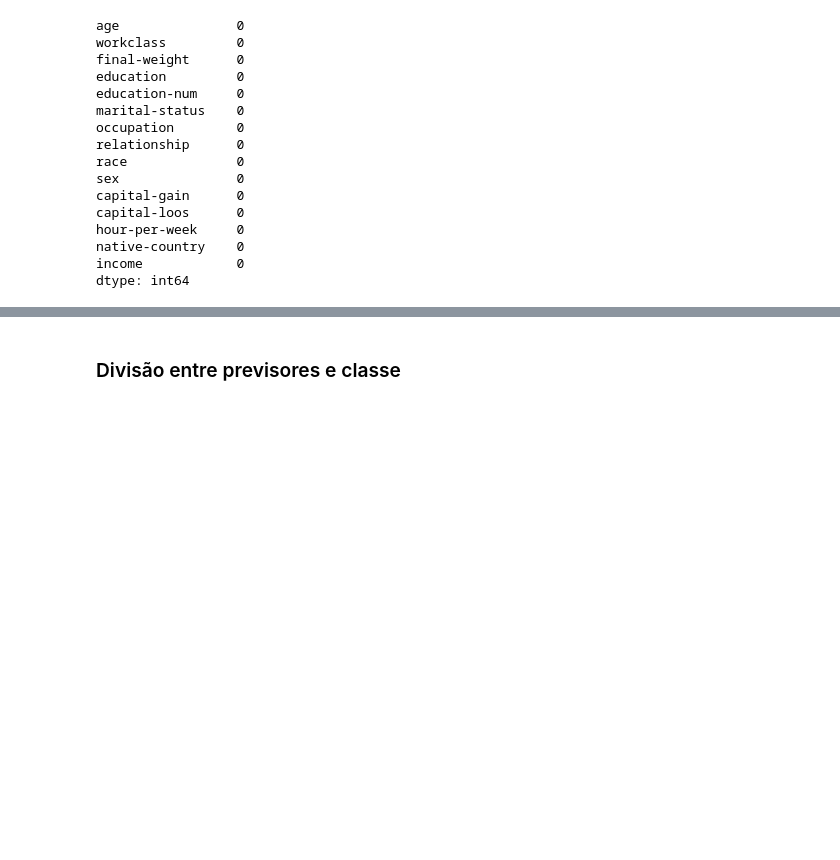
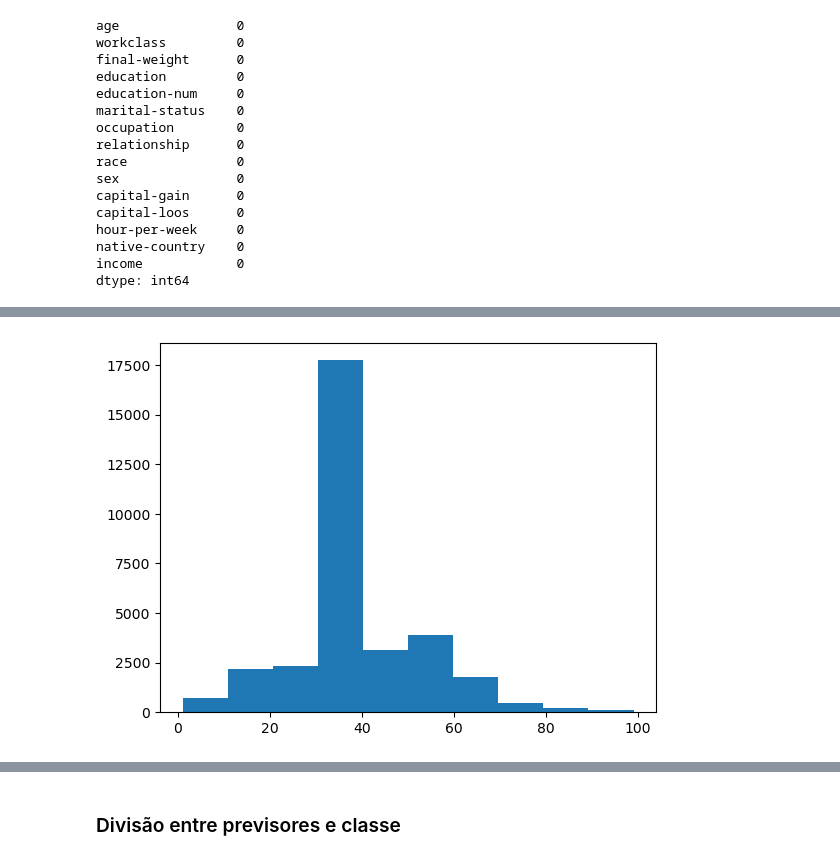
Before and after one commit to httpsdfaa/science-data-studies, a Jupyter notebook: machine-learning-az/machine_learning_course/pre-processing/census_data.ipynb, the cells around one changed output, grey strips where cells are left out. Saved outputs shown, nothing was run; the diff lists cells and outputs as text; code cells hidden in the pictures; blank space fills up the shorter version.

```diff
--- a/machine-learning-az/machine_learning_course/pre-processing/census_data.ipynb
+++ b/machine-learning-az/machine_learning_course/pre-processing/census_data.ipynb
@@ -66,0 +88,4 @@ dtype: int64
+# %%
+plt.hist(x = base_census['hour-per-week']);
+# %% [output]
+[figure, added]
```
Also changed, not shown: parts of 10 cells of this notebook, 1 other file.
